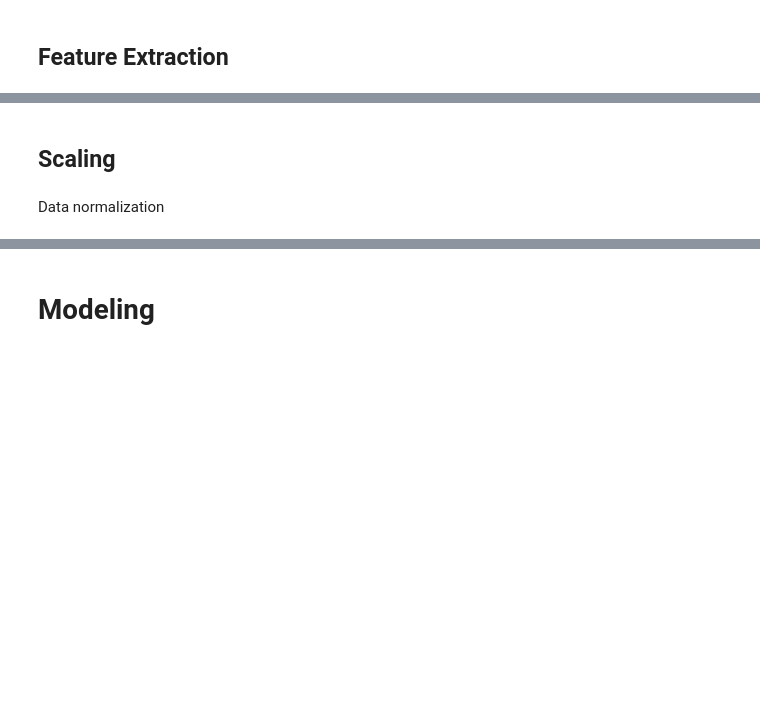
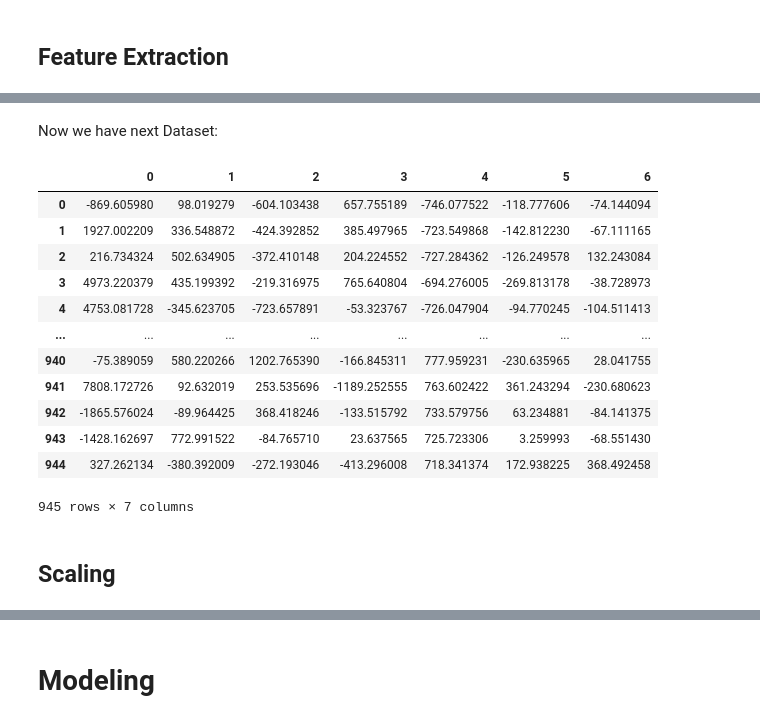
Before and after one commit to Nik-Kras/Kaggle_House_Prising, a Jupyter notebook: regression-for-house-pricing.ipynb, the cells around one changed output, grey strips where cells are left out. Cells and saved outputs as stored; diff of their text form; code cells hidden in the pictures; blank space fills up the shorter version.

```diff
--- a/regression-for-house-pricing.ipynb
+++ b/regression-for-house-pricing.ipynb
@@ -677,4 +568,20 @@ print(enc_train.shape)
+# %% [markdown]
+Now we have next Dataset:
+# %%
+pca_train
+# %% [output]
+|  | 0 | 1 | 2 | 3 | 4 | 5 | 6 |
+| 0 | -869.605980 | 98.019279 | -604.103438 | 657.755189 | -746.077522 | -118.777606 | -74.144094 |
+| 1 | 1927.002209 | 336.548872 | -424.392852 | 385.497965 | -723.549868 | -142.812230 | -67.111165 |
+| 2 | 216.734324 | 502.634905 | -372.410148 | 204.224552 | -727.284362 | -126.249578 | 132.243084 |
+| 3 | 4973.220379 | 435.199392 | -219.316975 | 765.640804 | -694.276005 | -269.813178 | -38.728973 |
+| 4 | 4753.081728 | -345.623705 | -723.657891 | -53.323767 | -726.047904 | -94.770245 | -104.511413 |
+| ... | ... | ... | ... | ... | ... | ... | ... |
+| 940 | -75.389059 | 580.220266 | 1202.765390 | -166.845311 | 777.959231 | -230.635965 | 28.041755 |
+| 941 | 7808.172726 | 92.632019 | 253.535696 | -1189.252555 | 763.602422 | 361.243294 | -230.680623 |
+| 942 | -1865.576024 | -89.964425 | 368.418246 | -133.515792 | 733.579756 | 63.234881 | -84.141375 |
+| 943 | -1428.162697 | 772.991522 | -84.765710 | 23.637565 | 725.723306 | 3.259993 | -68.551430 |
+| 944 | 327.262134 | -380.392009 | -272.193046 | -413.296008 | 718.341374 | 172.938225 | 368.492458 |
+945 rows × 7 columns
 # %% [markdown]
 ## Scaling
-# %% [markdown]
-Data normalization
```
Also changed, not shown: parts of 75 cells of this notebook.
